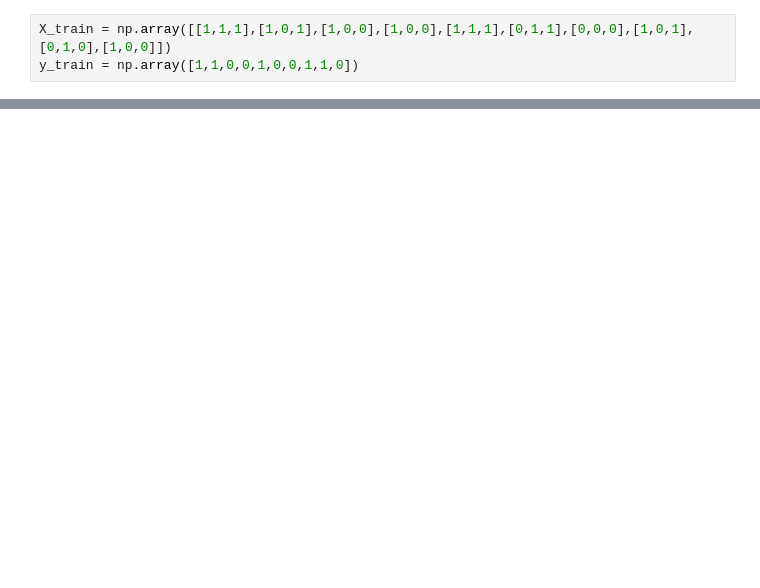
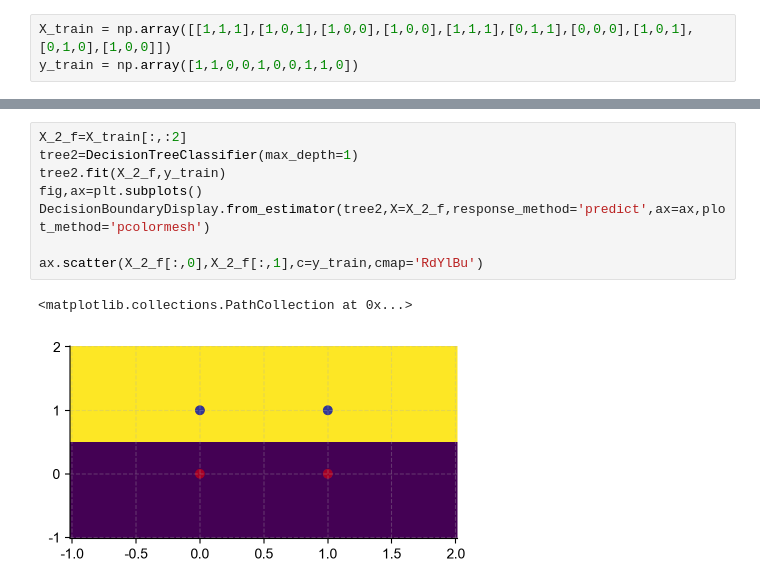
Before and after one commit to Harden-code/my, a Jupyter notebook: ML/decision_tree.ipynb, the cells around one changed output, grey strips where cells are left out. Drawn from its saved outputs; the diff is of its cells as text; blank space fills up the shorter version.

```diff
--- a/ML/decision_tree.ipynb
+++ b/ML/decision_tree.ipynb
@@ -20,0 +268,11 @@ plot_tree(model)
+# %%
+X_2_f=X_train[:,:2]
+tree2=DecisionTreeClassifier(max_depth=1)
+tree2.fit(X_2_f,y_train)
+fig,ax=plt.subplots()
+DecisionBoundaryDisplay.from_estimator(tree2,X=X_2_f,response_method='predict',ax=ax,plot_method='pcolormesh')
+
+ax.scatter(X_2_f[:,0],X_2_f[:,1],c=y_train,cmap='RdYlBu')
+# %% [output]
+<matplotlib.collections.PathCollection at 0x...>
+[figure, added]
```
Also changed, not shown: parts of 20 cells of this notebook, 13 other files.
